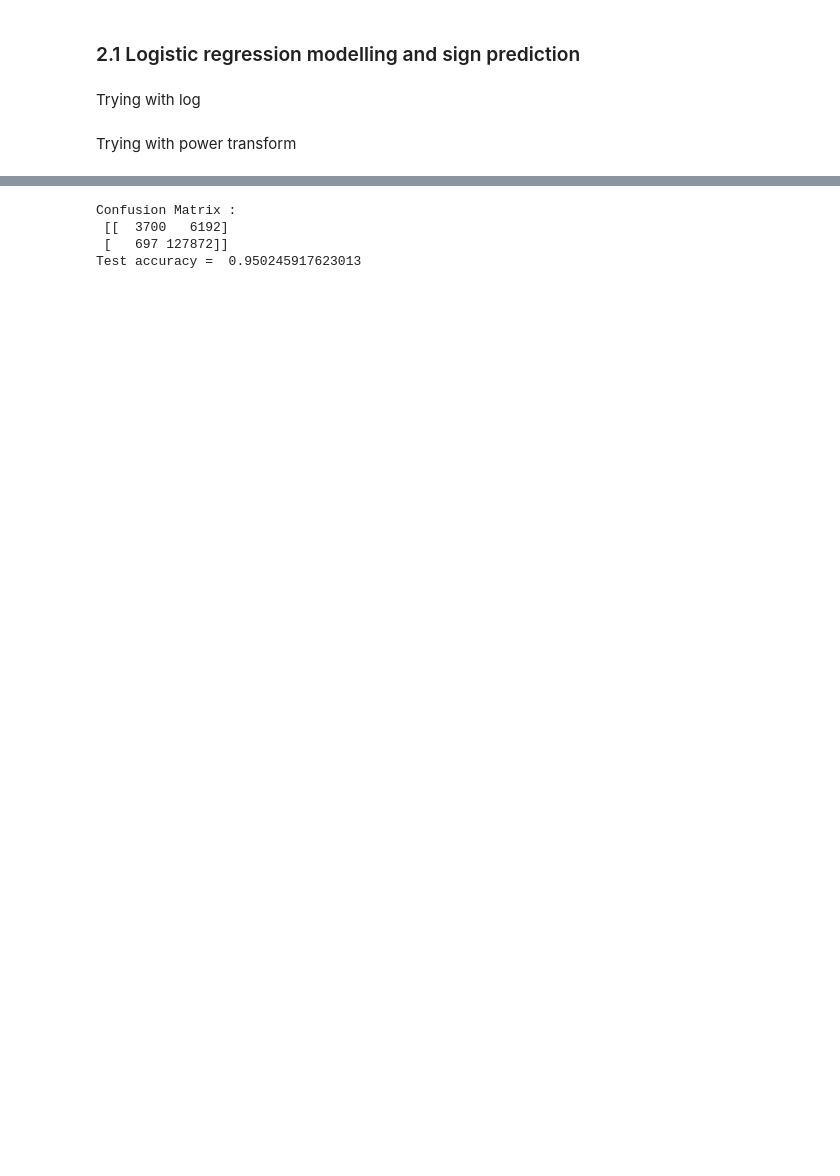
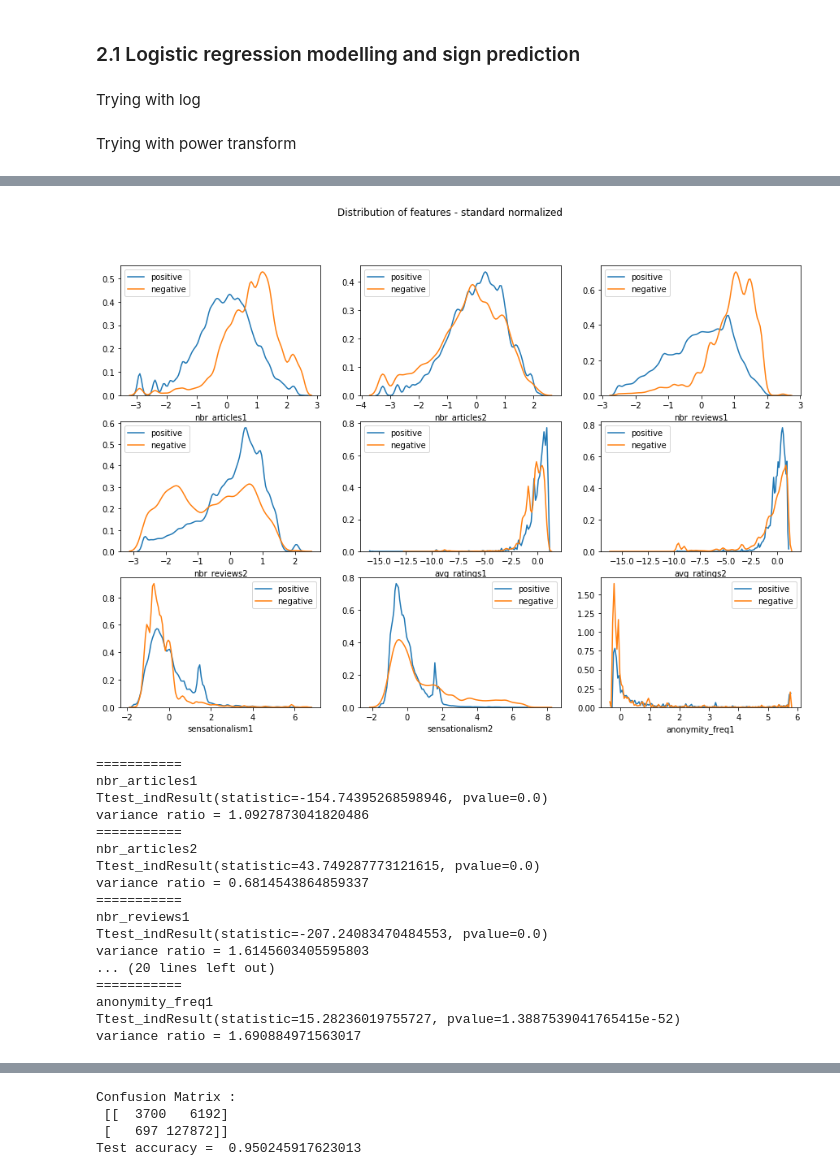
Before and after one commit to epfl-ada/ada-2020-project-milestone-p3-p3_adagio, a Jupyter notebook: preprocessing.ipynb, the cells around one changed output, grey strips where cells are left out. Drawn from its saved outputs; the diff is of its cells as text; code cells hidden in the pictures; blank space fills up the shorter version.

```diff
--- a/preprocessing.ipynb
+++ b/preprocessing.ipynb
@@ -345,7 +340,7 @@ from sklearn.metrics import (confusion_matrix,
 # %% [markdown]
 Trying with log
 # %%
-features = ['nbr_articles1', 'nbr_articles2', 'nbr_reviews1', 'nbr_reviews2', 'avg_ratings1', 'avg_ratings2', 'sensationalism1', 'sensationalism2']
+features = ['nbr_articles1', 'nbr_articles2', 'nbr_reviews1', 'nbr_reviews2', 'avg_ratings1', 'avg_ratings2', 'sensationalism1', 'sensationalism2', 'anonymity_freq1']
 status_dataset_norm = status_dataset.copy()
 for f in features:
     status_dataset_norm[f] = np.log(status_dataset_norm[f] + 1)
@@ -378,3 +373,43 @@ status_dataset_yj
 scaler = preprocessing.StandardScaler()
 scaled_df = scaler.fit_transform(status_dataset_norm[features])
 status_dataset_norm[features] = pd.DataFrame(scaled_df, columns=features)
+# %%
+# get the distribution and statistical testing mean value on each normalized feature, for different signs of edges
+
+pos_edge = status_dataset_norm[status_dataset_norm['Sign']==1]
+neg_edge = status_dataset_norm[status_dataset_norm['Sign']==0]
+
+fig, axs = plt.subplots(3,3, figsize=(15, 10), facecolor='w', edgecolor='k')
+plt.suptitle('Distribution of features - standard normalized')
+for i,ax in zip(range(9), axs.flat):
+    sns.distplot(pos_edge[features[i]], hist=False,label = 'positive', ax=ax)
+    sns.distplot(neg_edge[features[i]], hist=False,label = 'negative', ax=ax)
+
+plt.show()
+
+for f in features:
+    F = np.var(pos_edge[f])/np.var(neg_edge[f])
+    e_var = True if np.absolute(F-1) < 0.2 else False
+    print('===========')
+    print(f)
+    print(scipy.stats.ttest_ind(pos_edge[f], neg_edge[f], equal_var = e_var))
+    print(f'variance ratio = {F}')
+# %% [output]
+[figure, added]
+===========
+nbr_articles1
+Ttest_indResult(statistic=-154.74395268598946, pvalue=0.0)
+variance ratio = 1.0927873041820486
+===========
+nbr_articles2
+Ttest_indResult(statistic=43.749287773121615, pvalue=0.0)
+variance ratio = 0.6814543864859337
+===========
+nbr_reviews1
+Ttest_indResult(statistic=-207.24083470484553, pvalue=0.0)
+variance ratio = 1.6145603405595803
+... (20 lines left out)
+===========
+anonymity_freq1
+Ttest_indResult(statistic=15.28236019755727, pvalue=1.3887539041765415e-52)
+variance ratio = 1.690884971563017
```
Also changed, not shown: parts of 10 cells of this notebook.
